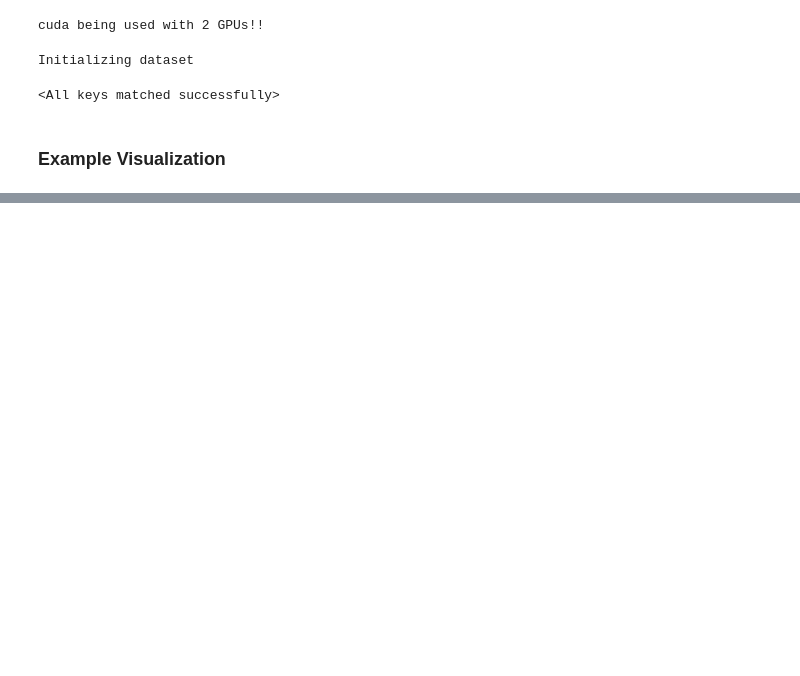
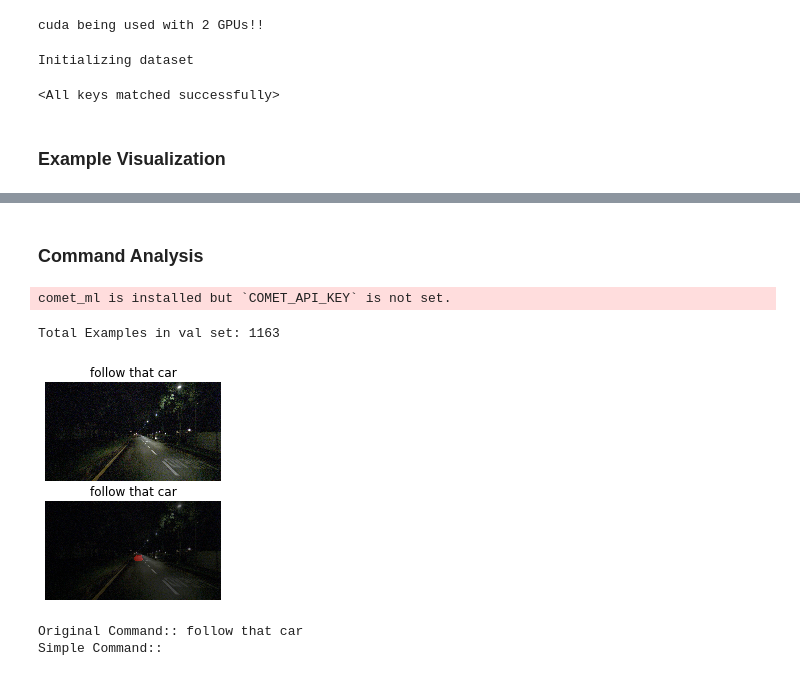
Before and after one commit to kanji95/Talk2car-Refseg, a Jupyter notebook: visualization.ipynb, the cells around one changed output, grey strips where cells are left out. Saved outputs shown, nothing was run; the diff lists cells and outputs as text; code cells hidden in the pictures; blank space fills up the shorter version.

```diff
--- a/visualization.ipynb
+++ b/visualization.ipynb
@@ -747,0 +273,53 @@ for idx, batch in enumerate(test_loader):
+# %% [markdown]
+### Command Analysis
+# %%
+from summarizer import Summarizer
+
+model = Summarizer()
+# %% [output]
+comet_ml is installed but `COMET_API_KEY` is not set.
+# %%
+with open("/home/kanishk/vigil/autonomous_grounding/dataloader/talk2car_w_rpn_no_duplicates.json", "rb") as f:
+    data = json.load(f)[args.split]
+    data = {int(k): v for k, v in data.items()}
+img_dir = os.path.join(args.dataroot, "imgs")
+mask_dir = os.path.join(args.dataroot, "mask_image_bin")
+
+data_len = len(data)
+print(f'Total Examples in {args.split} set: {data_len}')
+# %% [output]
+Total Examples in val set: 1163
+# %%
+index = random.choice(range(data_len))
+command = data[index]['command']
+
+img_file = data[index]['img']
+img_path = os.path.join(img_dir, img_file)
+
+mask_file = f"gt_img_ann_{args.split}_{index}.png"
+mask_path = os.path.join(mask_dir, mask_file)
+
+img = Image.open(img_path)
+img = np.array(img)
+
+mask = Image.open(mask_path)
+mask = np.array(mask)
+
+img_overlay = img[:] / 2
+mask_ = (mask > 0)
+img_overlay[:, :, 0] += mask_.astype('uint8') * 100
+img_overlay = img_overlay.astype('uint8')
+
+fig, ax = plt.subplots(nrows=2, ncols=1) #, figsize=(20, 20))
+
+ax[0].imshow(img)
+ax[0].set_title(command)
+ax[0].set_axis_off()
+
+ax[1].imshow(img_overlay)
+ax[1].set_title(command)
+ax[1].set_axis_off()
+
+plt.show()
+# %% [output]
+[figure, added]
@@ -747,0 +328,6 @@ for idx, batch in enumerate(test_loader):
+# %%
+print(f'Original Command:: {command}')
+print(f'Simple Command:: {simple_command}')
+# %% [output]
+Original Command:: follow that car
+Simple Command::
```
Also changed, not shown: parts of 45 cells of this notebook, 1 other file.
